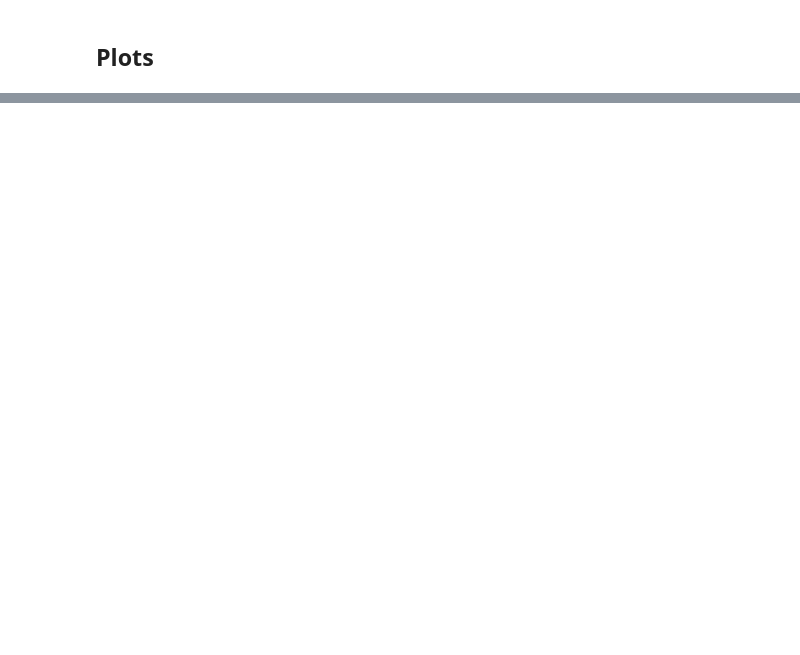
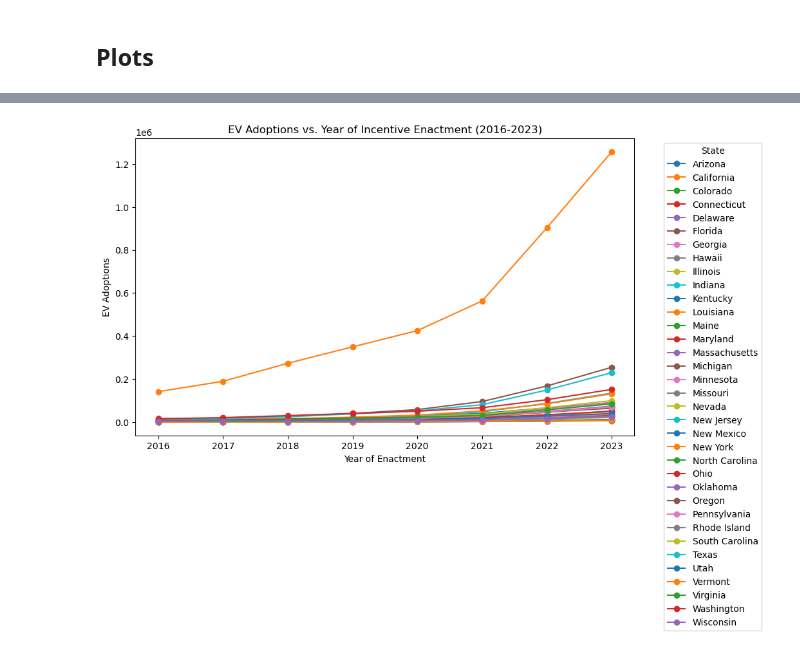
Before and after one commit to kyle-du/ev-research-proj, a Jupyter notebook: State_Incentives.ipynb, the cells around one changed output, grey strips where cells are left out. Drawn from its saved outputs; the diff is of its cells as text; code cells hidden in the pictures; blank space fills up the shorter version.

```diff
--- a/State_Incentives.ipynb
+++ b/State_Incentives.ipynb
@@ -266,0 +249,21 @@ plt.show()
+# %%
+# Create the line plot
+plt.figure(figsize=(10, 6))
+
+# Loop through each state to plot their line separately
+for state in adoptions_incentives_df['State'].unique():
+    state_data = adoptions_incentives_df[adoptions_incentives_df['State'] == state]
+    plt.plot(state_data['Year'], state_data['EV Adoptions'], marker='o', label=state)
+
+# Add title and labels
+plt.title('EV Adoptions vs. Year of Incentive Enactment (2016-2023)')
+plt.xlabel('Year of Enactment')
+plt.ylabel('EV Adoptions')
+
+# Show legend
+plt.legend(title='State', bbox_to_anchor=(1.05, 1), loc='upper left')
+
+# Show the plot
+plt.show()
+# %% [output]
+[figure, added]
```
Also changed, not shown: parts of 6 cells of this notebook.
